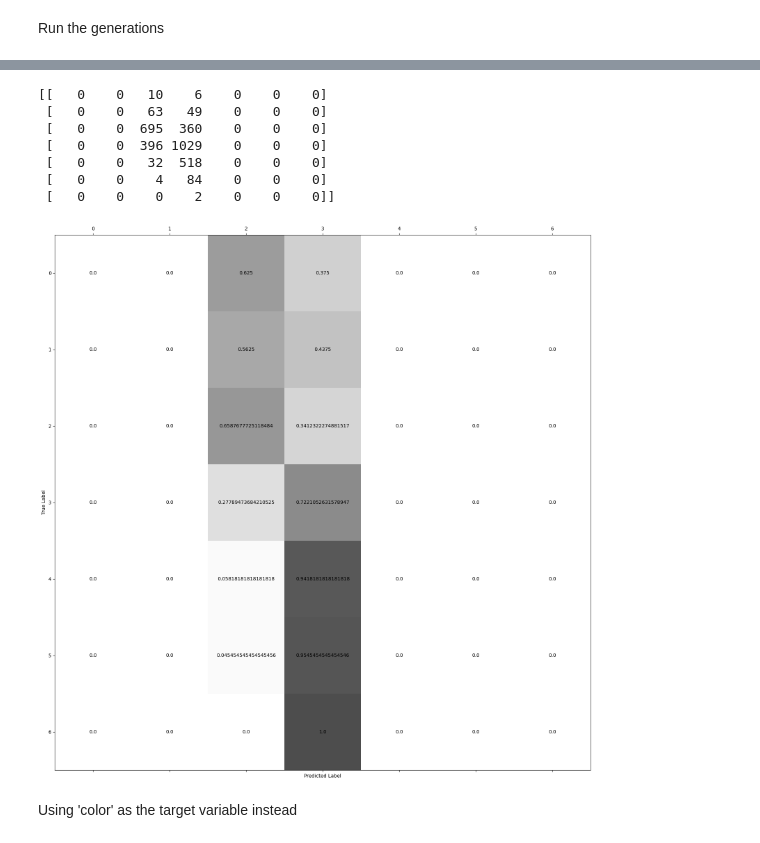
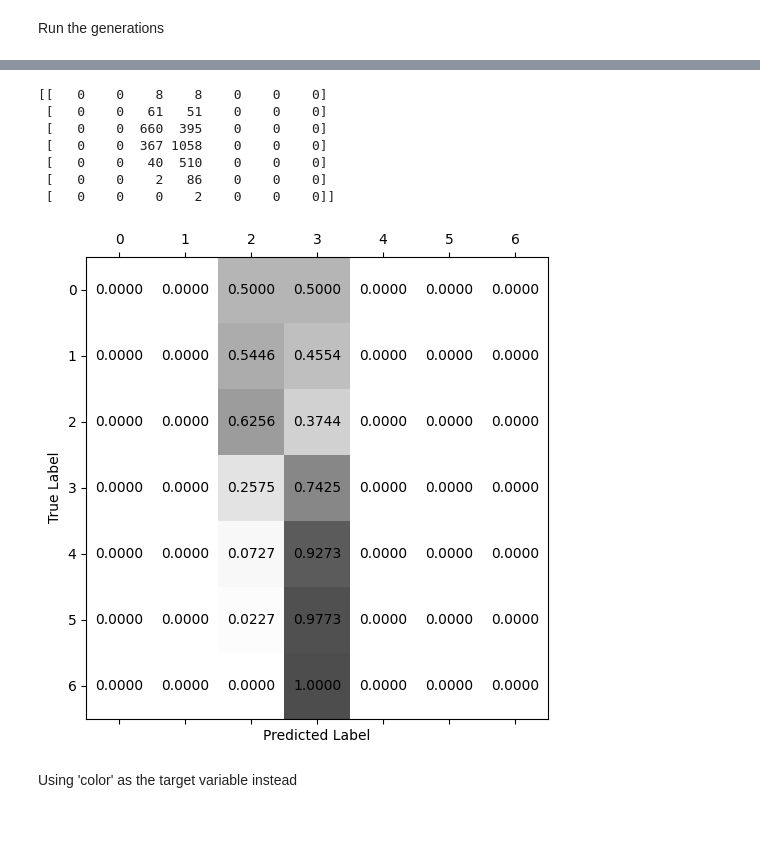
Before and after one commit to stefanshakeri/model-collapse, a Jupyter notebook: wine_full_synthetic.ipynb, the cells around one changed output, grey strips where cells are left out. Saved outputs shown, nothing was run; the diff lists cells and outputs as text; code cells hidden in the pictures.

```diff
--- a/wine_full_synthetic.ipynb
+++ b/wine_full_synthetic.ipynb
@@ -268,11 +321,13 @@ print(cm)
 # %%
 # Plot the Predicted Label vs. True Label accuracy matrix
 cmn = cm.astype('float') / cm.sum(axis=1)[:, np.newaxis]
-fig,ax = plt.subplots(figsize=(20,20))
+fig, ax = plt.subplots(figsize=(6,6))
 ax.matshow(cmn, cmap=plt.cm.Greys, alpha=0.7)
+
 for i in range(cmn.shape[0]):
     for j in range(cmn.shape[1]):
-        ax.text(x=j, y=i, s=cmn[i,j], va='center', ha='center')
+        ax.text(x=j, y=i, s=f'{cmn[i,j]:.4f}', va='center', ha='center')
+
 plt.xlabel('Predicted Label')
 plt.ylabel('True Label')
 plt.show()
@@ -281,27 +336,27 @@ plt.show()
 # %%
 y_pred = rf_model.fit(X_synthetic, y_synthetic).predict(Xa1_test)
 cm = confusion_matrix(y_true = ya1_test, y_pred = y_pred)
 print(cm)
 
 # Plot the Predicted Label vs. True Label accuracy matrix
 cmn = cm.astype('float') / cm.sum(axis=1)[:, np.newaxis]
-fig,ax = plt.subplots(figsize=(20,20))
+fig,ax = plt.subplots(figsize=(6,6))
 ax.matshow(cmn, cmap=plt.cm.Greys, alpha=0.7)
 for i in range(cmn.shape[0]):
     for j in range(cmn.shape[1]):
-        ax.text(x=j, y=i, s=cmn[i,j], va='center', ha='center')
+        ax.text(x=j, y=i, s=f'{cmn[i,j]:.4f}', va='center', ha='center')
 plt.xlabel('Predicted Label')
 plt.ylabel('True Label')
 plt.show()
 # %% [output]
-[[   0    0   10    6    0    0    0]
- [   0    0   63   49    0    0    0]
- [   0    0  695  360    0    0    0]
- [   0    0  396 1029    0    0    0]
- [   0    0   32  518    0    0    0]
- [   0    0    4   84    0    0    0]
+[[   0    0    8    8    0    0    0]
+ [   0    0   61   51    0    0    0]
+ [   0    0  660  395    0    0    0]
+ [   0    0  367 1058    0    0    0]
+ [   0    0   40  510    0    0    0]
+ [   0    0    2   86    0    0    0]
  [   0    0    0    2    0    0    0]]
-[figure, old version]
+[figure, new version]
 # %% [markdown]
 Using 'color' as the target variable instead
 # %%
```
Also changed, not shown: parts of 7 cells of this notebook, 4 other files.
